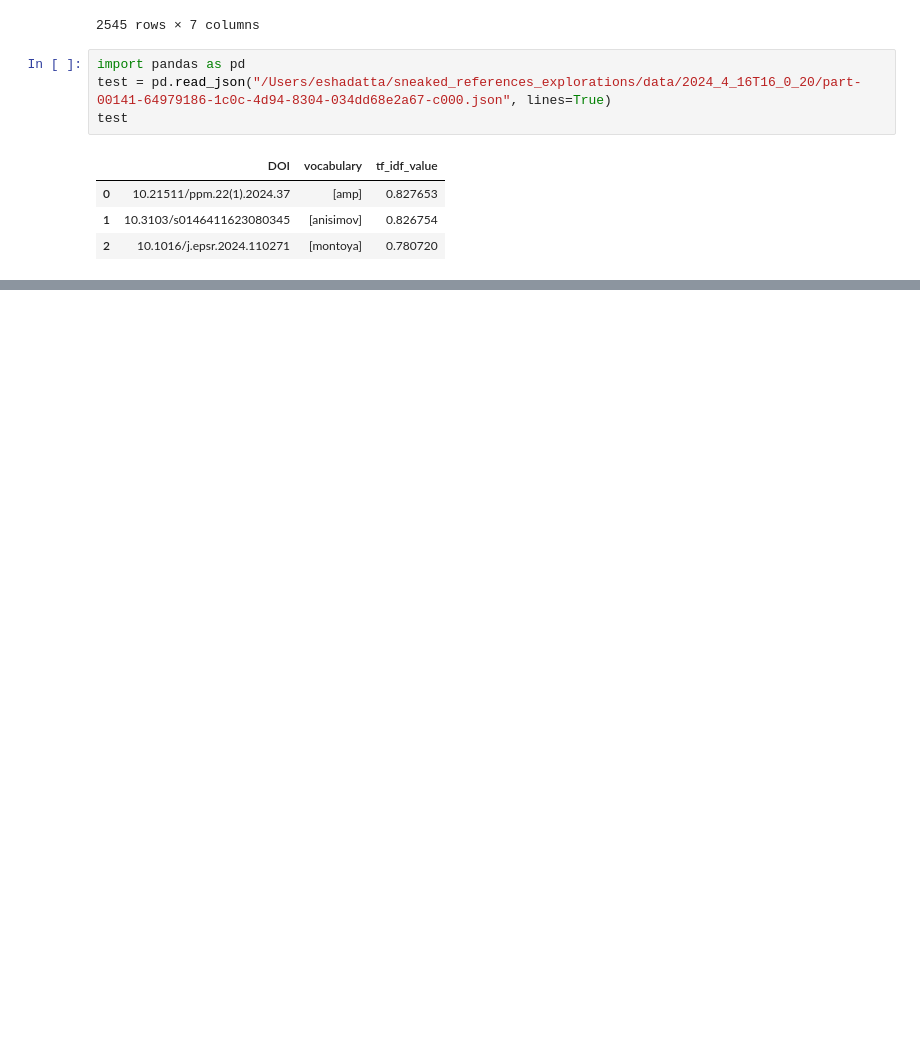
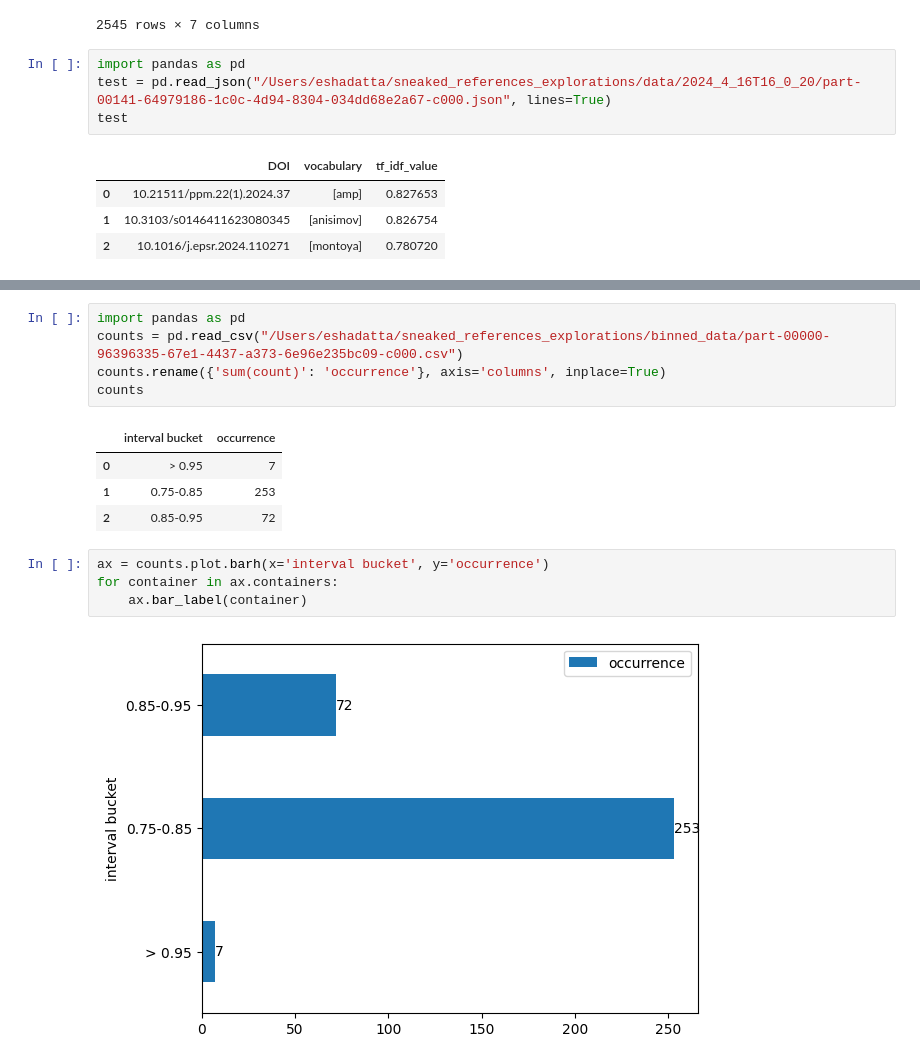
Before and after one commit to eshadatta/sneaked_refs_explorations, a Jupyter notebook: cleaned_multiple_parquet_parsing.ipynb, the cells around one changed output, grey strips where cells are left out. Saved outputs shown, nothing was run; the diff lists cells and outputs as text; blank space fills up the shorter version.

```diff
--- a/cleaned_multiple_parquet_parsing.ipynb
+++ b/cleaned_multiple_parquet_parsing.ipynb
@@ -361,0 +380,16 @@ test
+# %%
+import pandas as pd
+counts = pd.read_csv("/Users/eshadatta/sneaked_references_explorations/binned_data/part-00000-96396335-67e1-4437-a373-6e96e235bc09-c000.csv")
+counts.rename({'sum(count)': 'occurrence'}, axis='columns', inplace=True)
+counts
+# %% [output]
+|  | interval bucket | occurrence |
+| 0 | > 0.95 | 7 |
+| 1 | 0.75-0.85 | 253 |
+| 2 | 0.85-0.95 | 72 |
+# %%
+ax = counts.plot.barh(x='interval bucket', y='occurrence')
+for container in ax.containers:
+    ax.bar_label(container)
+# %% [output]
+[figure, added]
```
Also changed, not shown: parts of 3 cells of this notebook, 1 other file.
